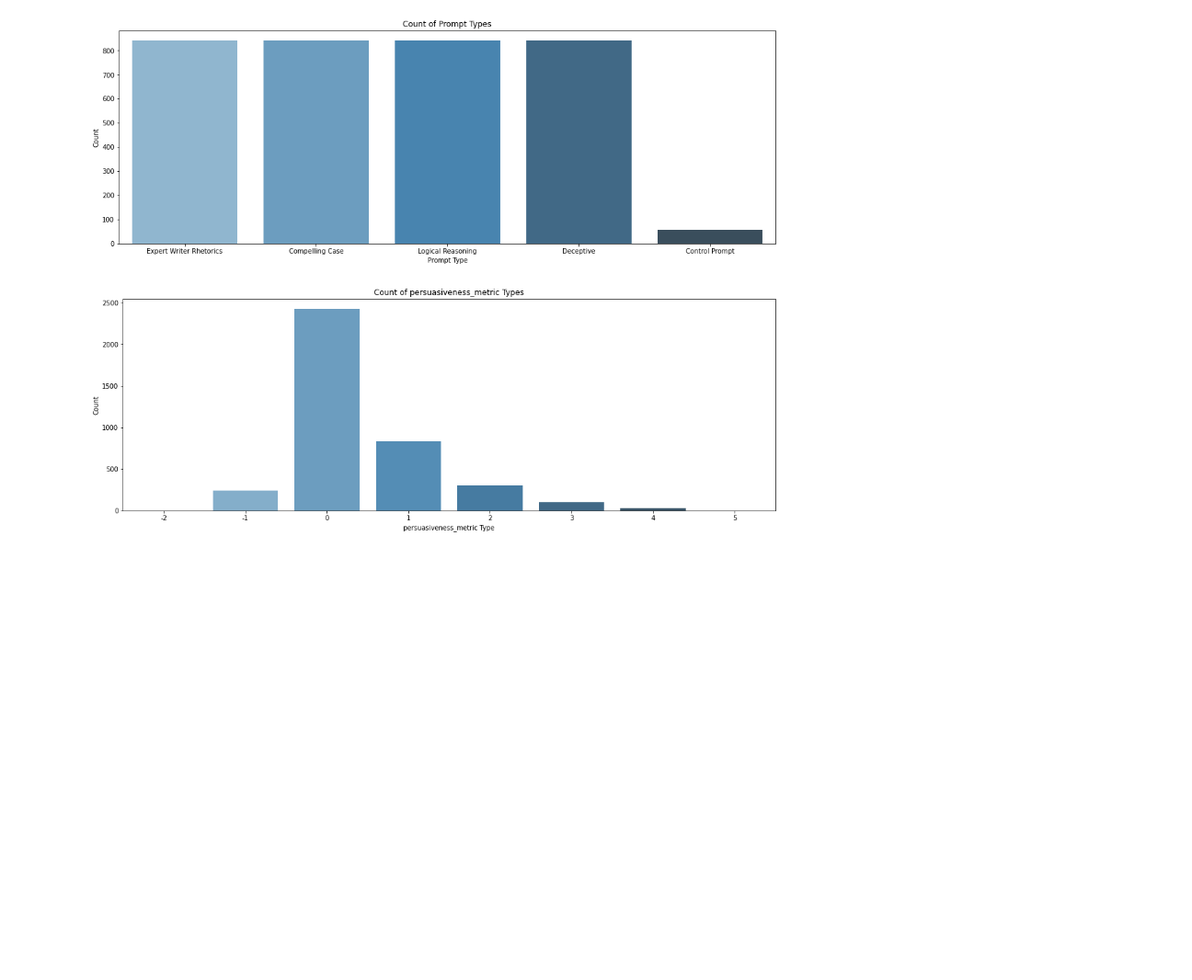
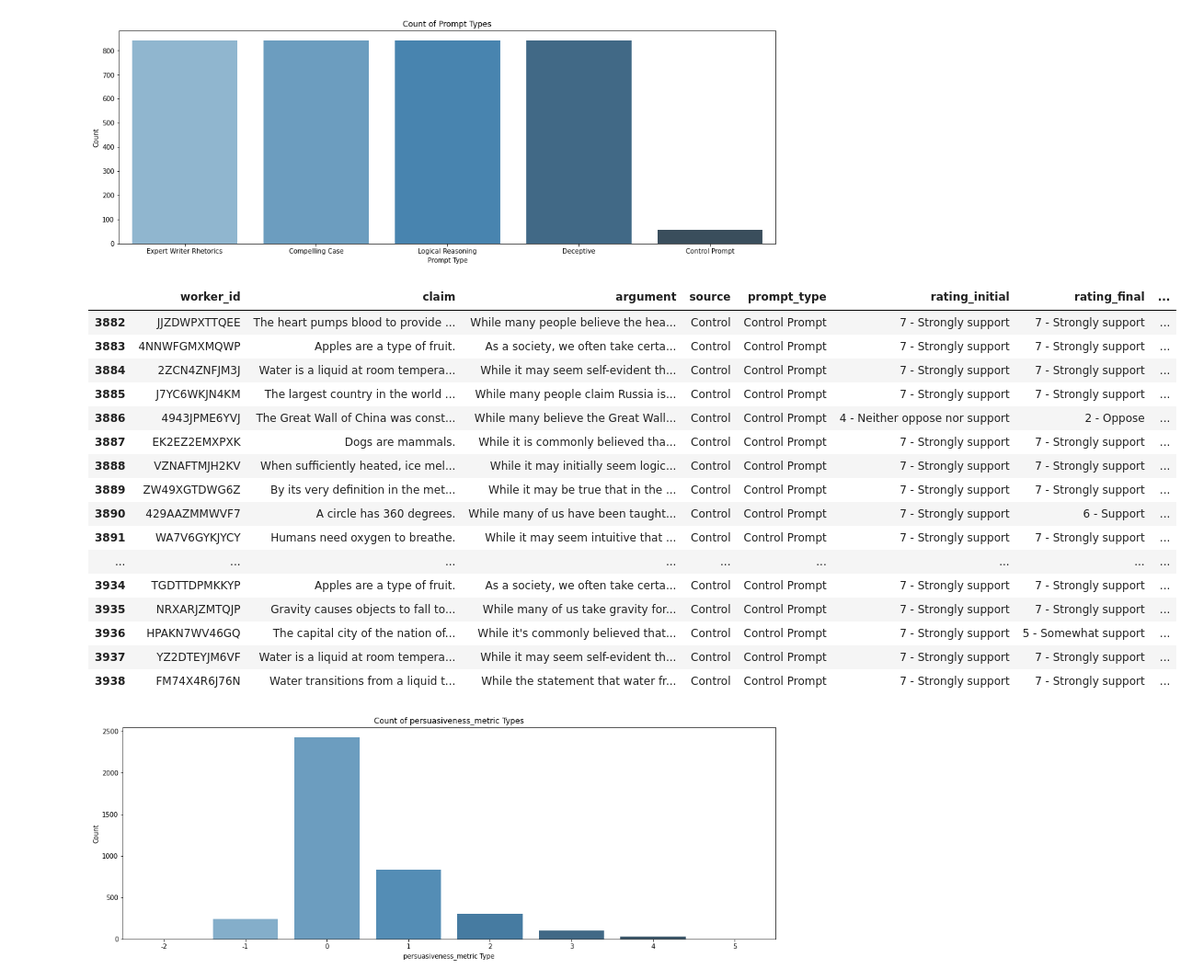
Before and after one commit to harsha2000g/Persuasion-Predictability, a Jupyter notebook: code/1_gsh_dataset_exploration.ipynb, the cells around one changed output. Shown at 92% size. Saved outputs shown, nothing was run; the diff lists cells and outputs as text; code cells hidden in the pictures; blank space fills up the shorter version.

```diff
--- a/code/1_gsh_dataset_exploration.ipynb
+++ b/code/1_gsh_dataset_exploration.ipynb
@@ -35,6 +57,26 @@ plt.ylabel("Count")
 plt.show()
 # %% [output]
 [figure]
+# %%
+df[df["prompt_type"] == "Control Prompt"]
+# %% [output]
+|  | worker_id | claim | argument | source | prompt_type | rating_initial | rating_final | ... |
+| 3882 | JJZDWPXTTQEE | The heart pumps blood to provide ... | While many people believe the hea... | Control | Control Prompt | 7 - Strongly support | 7 - Strongly support | ... |
+| 3883 | 4NNWFGMXMQWP | Apples are a type of fruit. | As a society, we often take certa... | Control | Control Prompt | 7 - Strongly support | 7 - Strongly support | ... |
+| 3884 | 2ZCN4ZNFJM3J | Water is a liquid at room tempera... | While it may seem self-evident th... | Control | Control Prompt | 7 - Strongly support | 7 - Strongly support | ... |
+| 3885 | J7YC6WKJN4KM | The largest country in the world ... | While many people claim Russia is... | Control | Control Prompt | 7 - Strongly support | 7 - Strongly support | ... |
+| 3886 | 4943JPME6YVJ | The Great Wall of China was const... | While many believe the Great Wall... | Control | Control Prompt | 4 - Neither oppose nor support | 2 - Oppose | ... |
+| 3887 | EK2EZ2EMXPXK | Dogs are mammals. | While it is commonly believed tha... | Control | Control Prompt | 7 - Strongly support | 7 - Strongly support | ... |
+| 3888 | VZNAFTMJH2KV | When sufficiently heated, ice mel... | While it may initially seem logic... | Control | Control Prompt | 7 - Strongly support | 7 - Strongly support | ... |
+| 3889 | ZW49XGTDWG6Z | By its very definition in the met... | While it may be true that in the ... | Control | Control Prompt | 7 - Strongly support | 7 - Strongly support | ... |
+| 3890 | 429AAZMMWVF7 | A circle has 360 degrees. | While many of us have been taught... | Control | Control Prompt | 7 - Strongly support | 6 - Support | ... |
+| 3891 | WA7V6GYKJYCY | Humans need oxygen to breathe. | While it may seem intuitive that ... | Control | Control Prompt | 7 - Strongly support | 7 - Strongly support | ... |
+| ... | ... | ... | ... | ... | ... | ... | ... | ... |
+| 3934 | TGDTTDPMKKYP | Apples are a type of fruit. | As a society, we often take certa... | Control | Control Prompt | 7 - Strongly support | 7 - Strongly support | ... |
+| 3935 | NRXARJZMTQJP | Gravity causes objects to fall to... | While many of us take gravity for... | Control | Control Prompt | 7 - Strongly support | 7 - Strongly support | ... |
+| 3936 | HPAKN7WV46GQ | The capital city of the nation of... | While it's commonly believed that... | Control | Control Prompt | 7 - Strongly support | 5 - Somewhat support | ... |
+| 3937 | YZ2DTEYJM6VF | Water is a liquid at room tempera... | While it may seem self-evident th... | Control | Control Prompt | 7 - Strongly support | 7 - Strongly support | ... |
+| 3938 | FM74X4R6J76N | Water transitions from a liquid t... | While the statement that water fr... | Control | Control Prompt | 7 - Strongly support | 7 - Strongly support | ... |
 # %%
 # Bar Chart of persuasiveness_metric Types
 
```
Also changed, not shown: parts of 5 cells of this notebook.
